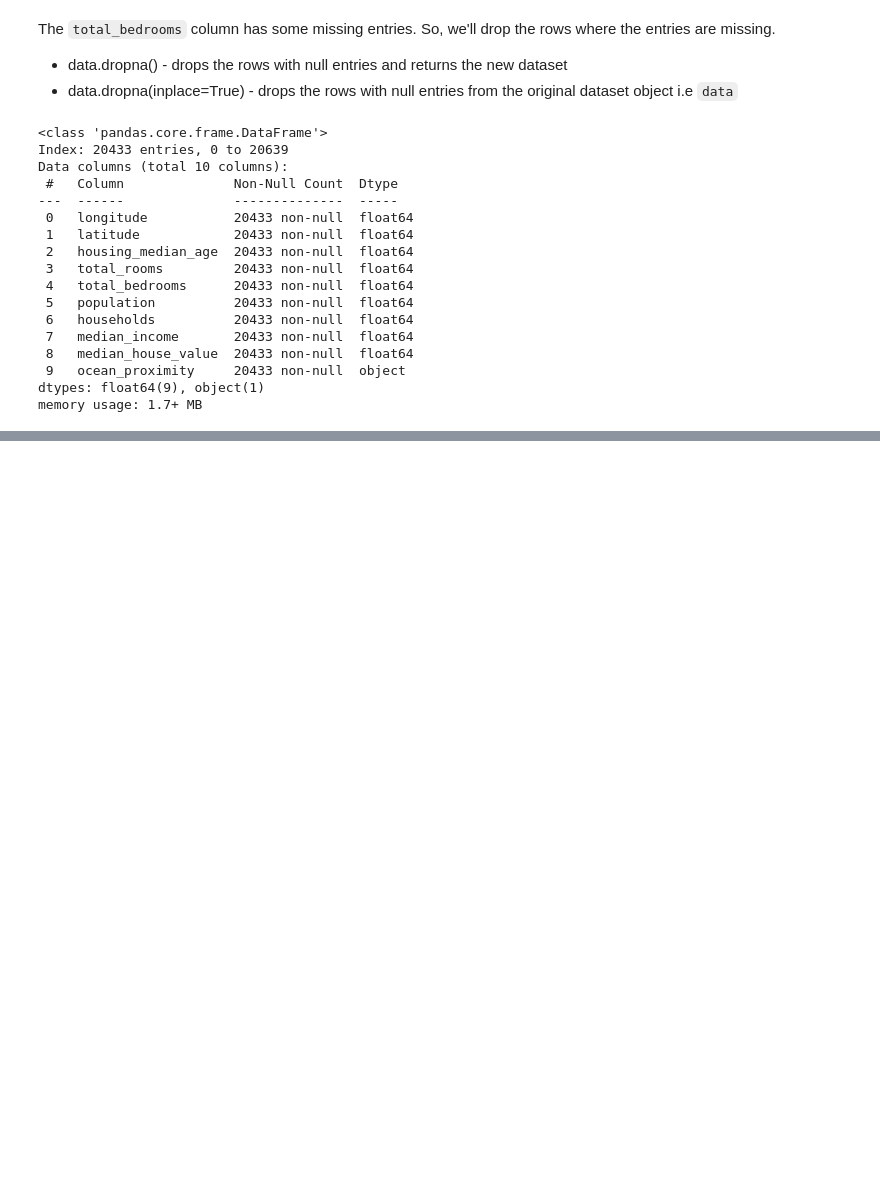
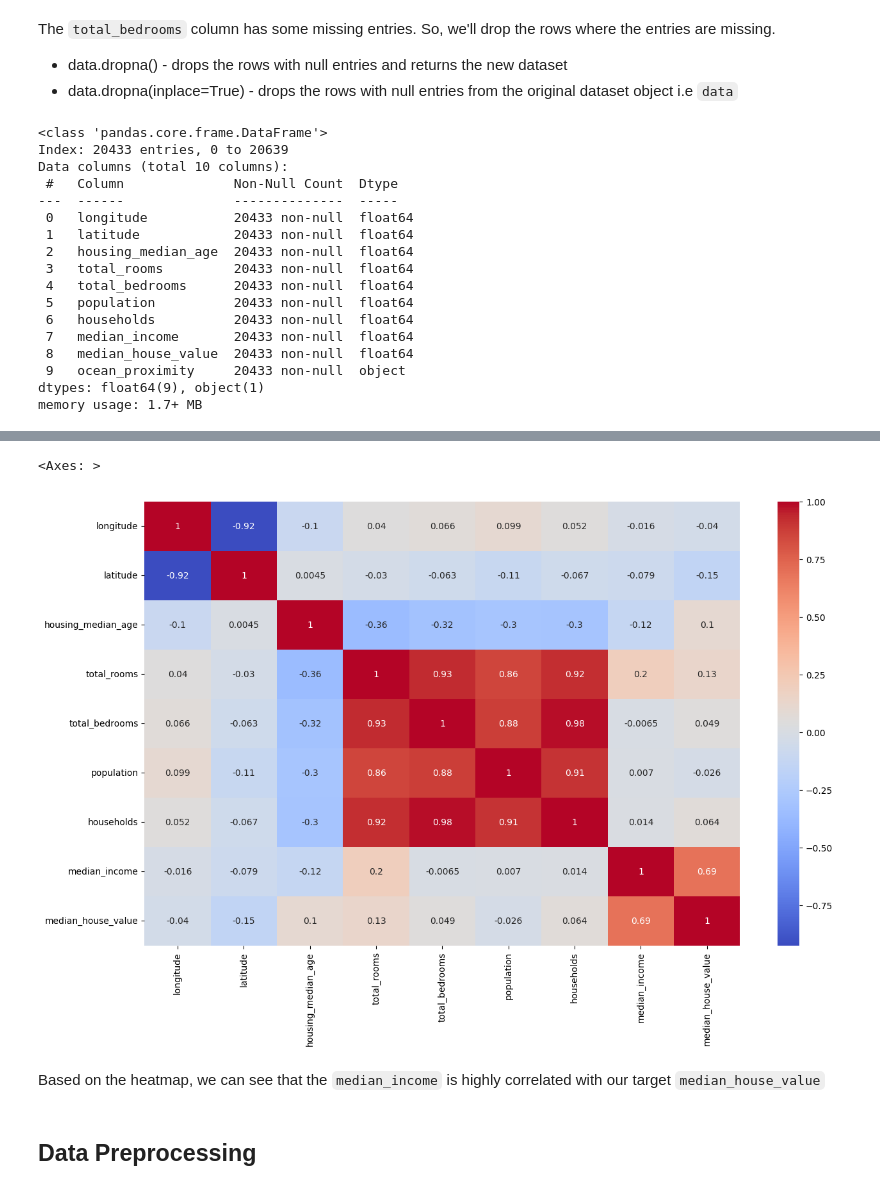
Before and after one commit to Hamdan-Khan/AI-Projects, a Jupyter notebook: regression-house-price-prediction/main.ipynb, the cells around one changed output, grey strips where cells are left out. Saved outputs shown, nothing was run; the diff lists cells and outputs as text; code cells hidden in the pictures; blank space fills up the shorter version.

```diff
--- a/regression-house-price-prediction/main.ipynb
+++ b/regression-house-price-prediction/main.ipynb
@@ -71,0 +74,5 @@ memory usage: 1.7+ MB
+# %%
+data.columns
+print(data.columns)
+numerical_columns = data.select_dtypes(include=["float64","int64"]).columns
+print(numerical_columns)
@@ -71,0 +134,10 @@ memory usage: 1.7+ MB
+# %%
+plt.figure(figsize=(15,9))
+sns.heatmap(train_data[numerical_columns].corr(),annot=True, cmap="coolwarm")
+# %% [output]
+<Axes: >
+[figure, added]
+# %% [markdown]
+Based on the heatmap, we can see that the `median_income` is highly correlated with our target `median_house_value`
+# %% [markdown]
+## Data Preprocessing
```
Also changed, not shown: parts of 8 cells of this notebook.
